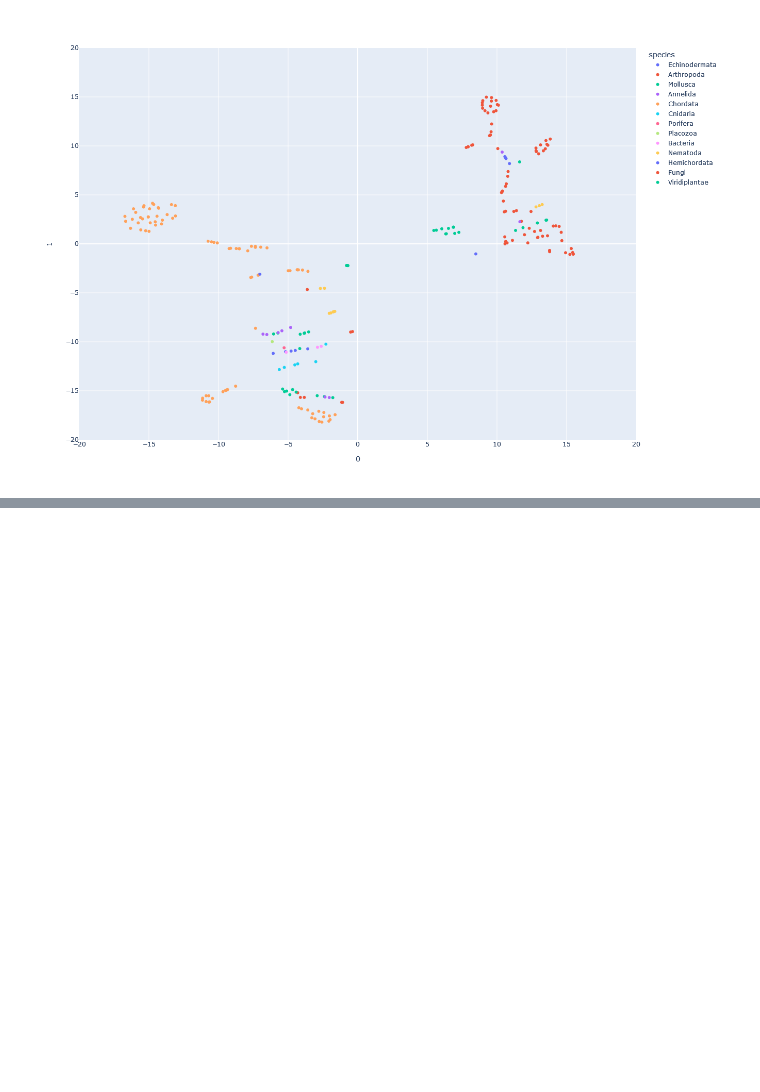
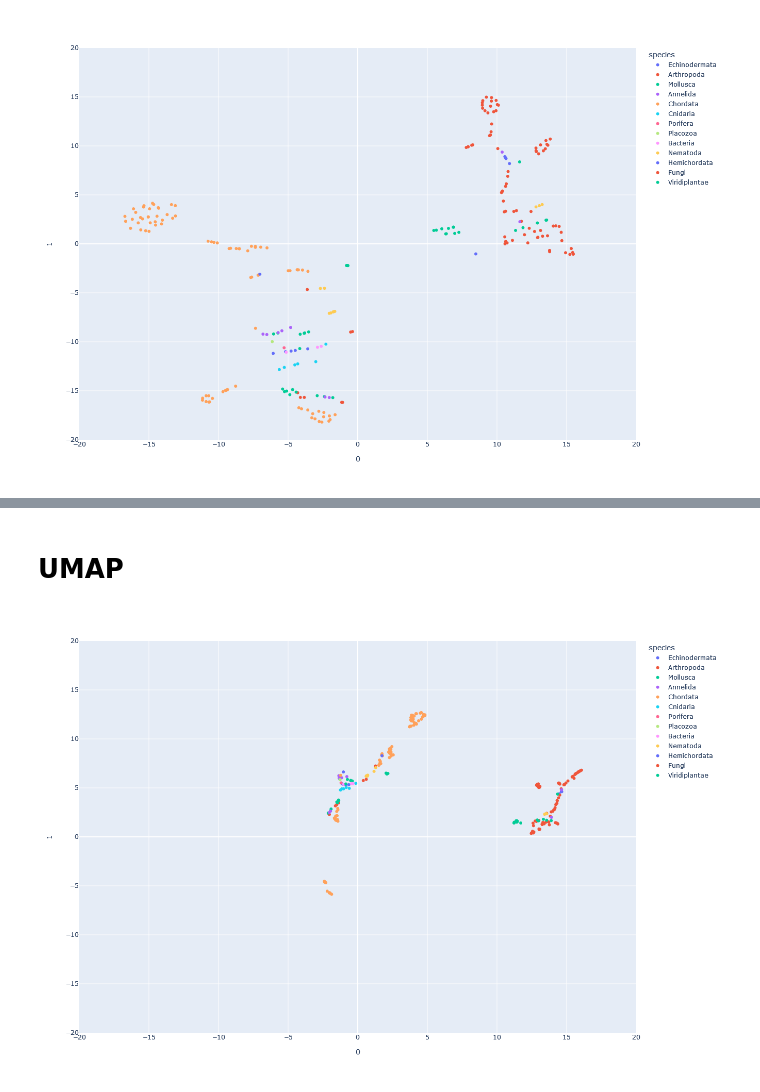
Before and after one commit to CNOV0/PoincareMSA_distance_matrix, a Jupyter notebook: Other_representation.ipynb, the cells around one changed output, grey strips where cells are left out. Cells and saved outputs as stored; diff of their text form; code cells hidden in the pictures; blank space fills up the shorter version.

Commit message:
Adding UMAP representation

```diff
--- a/Other_representation.ipynb
+++ b/Other_representation.ipynb
@@ -72,0 +76,16 @@ tsne_phyl_3d.show()
+# %% [markdown]
+# UMAP
+# %%
+umap_phyl_2d = UMAP(n_components=2, random_state=0)
+proj_umap_phyl_2d = umap_phyl_2d.fit_transform(phyl)
+
+umap_phyl_2d = px.scatter(
+    proj_umap_phyl_2d, x=0, y=1,
+    color=colour.Color_species, labels={'color': 'species'}
+)
+umap_phyl_2d.update_layout(xaxis_range=[-20, 20], yaxis_range=[-20, 20])
+umap_phyl_2d.update_layout(width=1000, height=900)
+umap_phyl_2d.update_xaxes(dtick=5)
+umap_phyl_2d.show()
+# %% [output]
+[figure, added]
```
Also changed, not shown: parts of 3 cells of this notebook.
